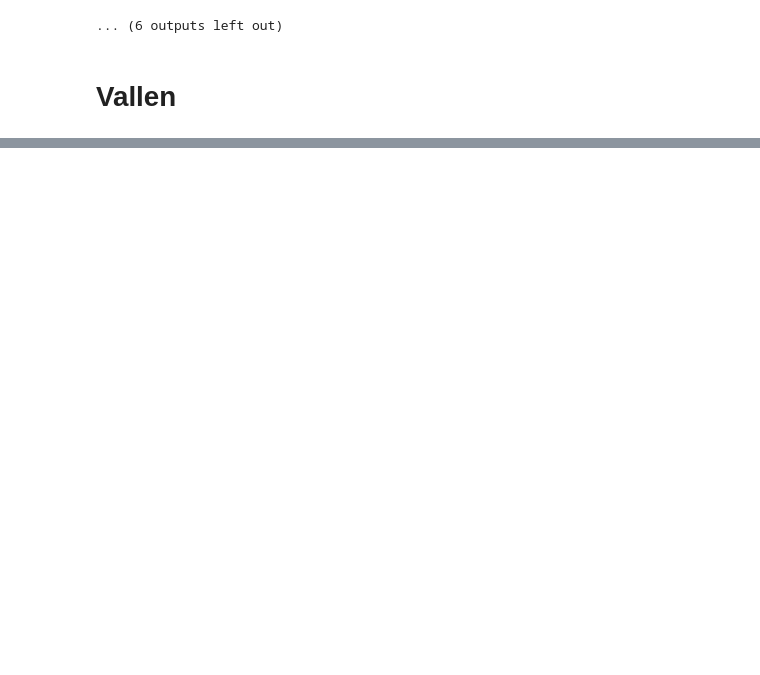
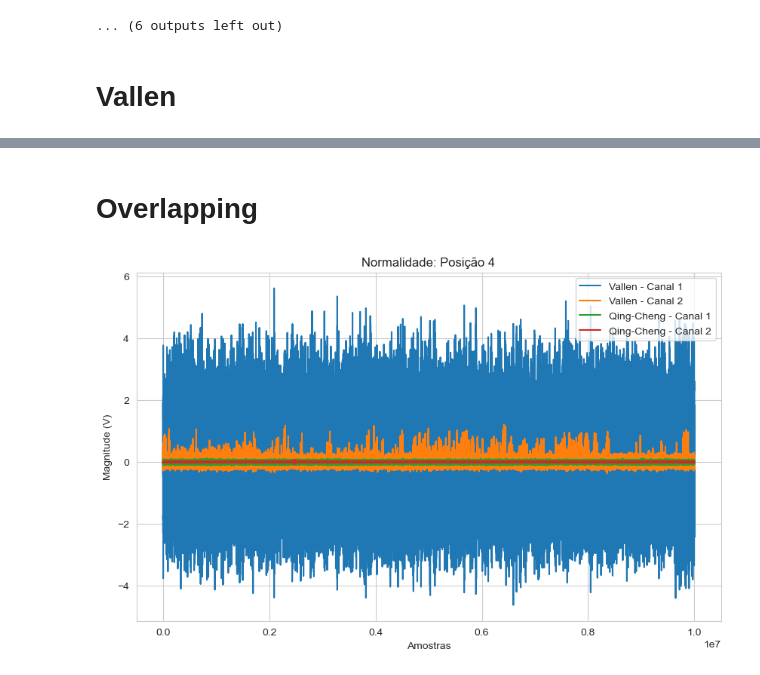
Before and after one commit to lukaltk/TCC-ml, a Jupyter notebook: model_analysis/dado-bruto.ipynb, the cells around one changed output, grey strips where cells are left out. Cells and saved outputs as stored; diff of their text form; code cells hidden in the pictures; blank space fills up the shorter version.

```diff
--- a/model_analysis/dado-bruto.ipynb
+++ b/model_analysis/dado-bruto.ipynb
@@ -136,5 +136,5 @@ for data_type, data_frames in qing_cheng_data.items():
 # %%
 for data_type, data_frames in vallen_data.items():
     for position, data_frame in data_frames.items():
-        plot_raw_data(data_frame, data_type, position)
+        plot_raw_data(data_frame, data_type, position, vallen_model_name)
 # %% [output]
@@ -153 +153,33 @@ for data_type, data_frames in vallen_data.items():
 ... (5 outputs left out)
+# %% [markdown]
+# Overlapping
+# %%
+def plot_overlapping_raw_data(df_a: pd.DataFrame, df_b: pd.DataFrame,title: str, position: str, sensor_name_a: str, sensor_name_b: str):
+    plt.figure(figsize=(10, 6))
+
+    plt.plot(df_a.index, df_a['valor_canal_1'], label=f'{sensor_name_a} - Canal 1')
+    plt.plot(df_a.index, df_a['valor_canal_2'], label=f'{sensor_name_a} - Canal 2')
+
+    plt.plot(df_b.index, df_b['valor_canal_1'], label=f'{sensor_name_b} - Canal 1')
+    plt.plot(df_b.index, df_b['valor_canal_2'], label=f'{sensor_name_b} - Canal 2')
+
+    plt.xlabel('Amostras')
+    plt.ylabel('Magnitude (V)')
+    plt.title(f'{title}: Posição {position}')
+
+    plt.legend(loc='upper right')
+    plt.show()
+# %%
+title='Normalidade'
+position='4'
+
+plot_overlapping_raw_data(
+    df_a=vallen_data[title][position],
+    sensor_name_a=vallen_model_name,
+    df_b=qing_cheng_data[title][position],
+    sensor_name_b=qing_cheng_model_name,
+    title=title,
+    position=position,
+)
+# %% [output]
+[figure, added]
```
Also changed, not shown: parts of 10 cells of this notebook, 3 other files.
